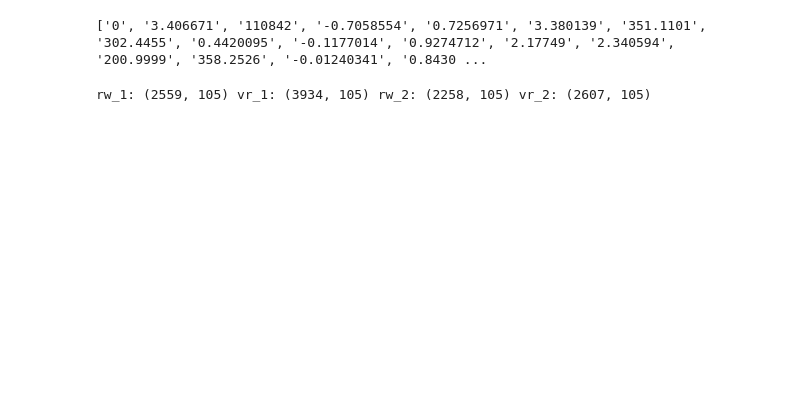
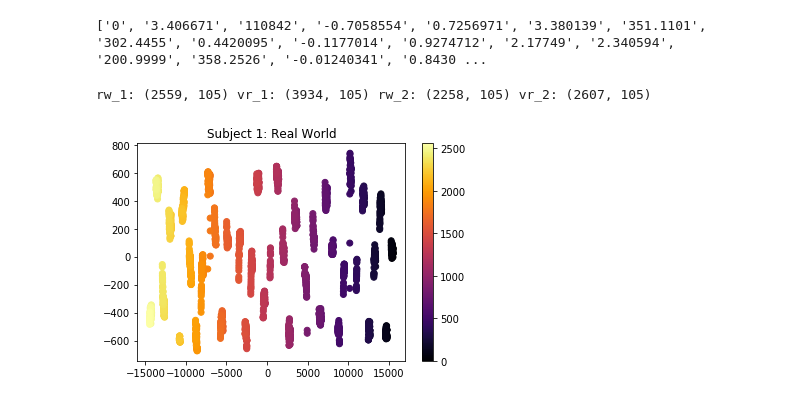
Before and after one commit to talpallikar/vr-motion-analysis, a Jupyter notebook: src/pca_multi.ipynb, the cells around one changed output. Cells and saved outputs as stored; diff of their text form; code cells hidden in the pictures; blank space fills up the shorter version.

```diff
--- a/src/pca_multi.ipynb
+++ b/src/pca_multi.ipynb
@@ -25,13 +25,31 @@ print(reader.cont_read(path.join('data', 'log_gait_1_RW.csv'))[0])
 # %%
 #read csvs into np arrays
 
-rw_1 = np.array(reader.cont_read(path.join('data', 'log_gait_1_RW.csv')), dtype = 'float16')
-vr_1 = np.array(reader.cont_read(path.join('data', 'log_gait_1_VR.csv')), dtype = 'float16')
-rw_2 = np.array(reader.cont_read(path.join('data', 'log_gait_2_RW.csv')), dtype = 'float16')
-vr_2 = np.array(reader.cont_read(path.join('data', 'log_gait_2_VR.csv')), dtype = 'float16')
+rw_1 = np.array(reader.cont_read(path.join('data', 'log_gait_1_RW.csv')), dtype = 'float64')
+vr_1 = np.array(reader.cont_read(path.join('data', 'log_gait_1_VR.csv')), dtype = 'float64')
+rw_2 = np.array(reader.cont_read(path.join('data', 'log_gait_2_RW.csv')), dtype = 'float64')
+vr_2 = np.array(reader.cont_read(path.join('data', 'log_gait_2_VR.csv')), dtype = 'float64')
 # %%
 #get the shapes of the separate datasets
 
 print('rw_1:', rw_1.shape, 'vr_1:', vr_1.shape, 'rw_2:', rw_2.shape, 'vr_2:', vr_2.shape,)
 # %% [output]
 rw_1: (2559, 105) vr_1: (3934, 105) rw_2: (2258, 105) vr_2: (2607, 105)
+# %%
+rw_1_rounded = np.around(rw_1, decimals = 15)
+
+
+#pca + visualize rw_1 in 2 dimensions
+pca = decomposition.PCA(n_components = 2)
+rw_1_components = pca.fit_transform(rw_1_rounded)
+
+#graph 2-d PCA of rw_1
+rw_1_x = rw_1_components[:, 0]
+rw_1_y = rw_1_components[:, 1]
+rw_1_t = np.arange(len(rw_1_x))
+plt.scatter(rw_1_x, rw_1_y, c=rw_1_t, cmap = "inferno")
+plt.colorbar()
+plt.title("Subject 1: Real World")
+plt.show()
+# %% [output]
+[figure, added]
```
Also changed, not shown: parts of 19 cells of this notebook.
